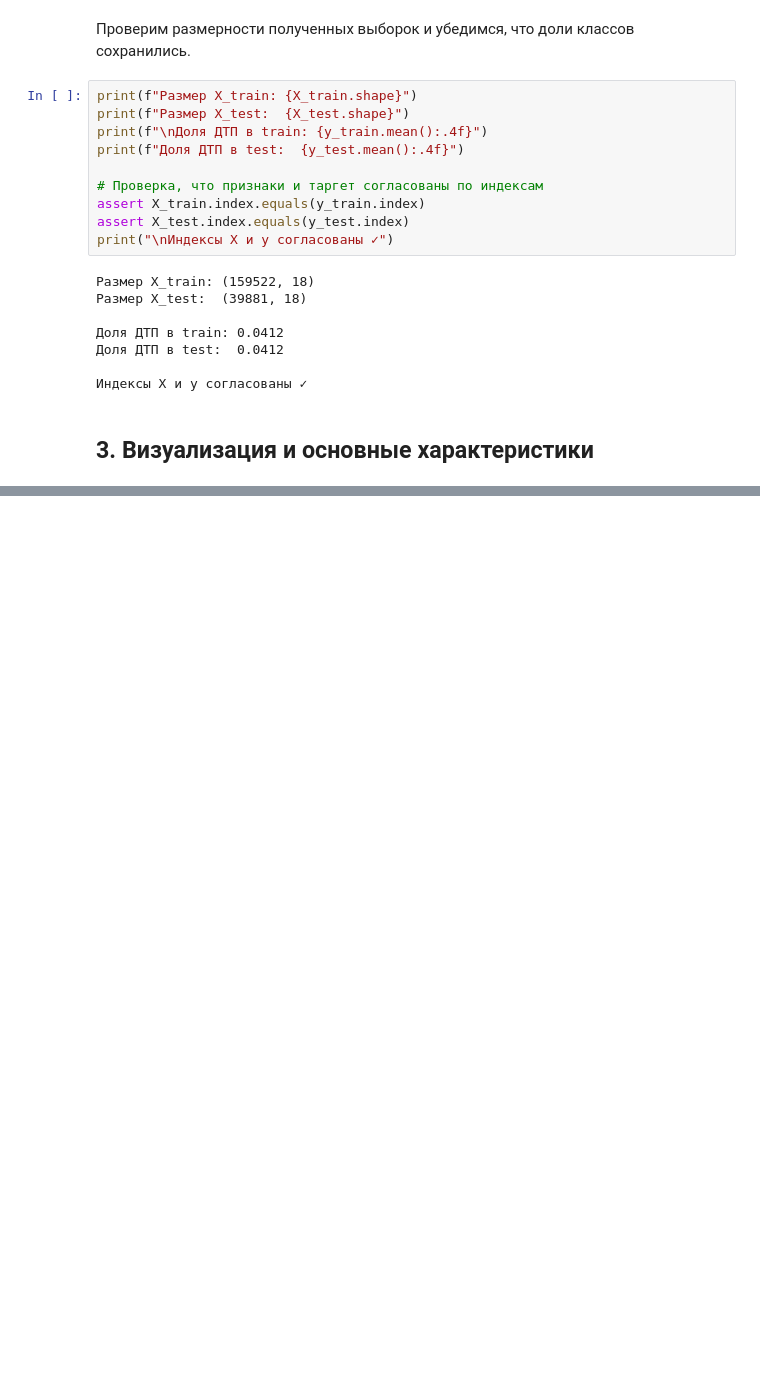
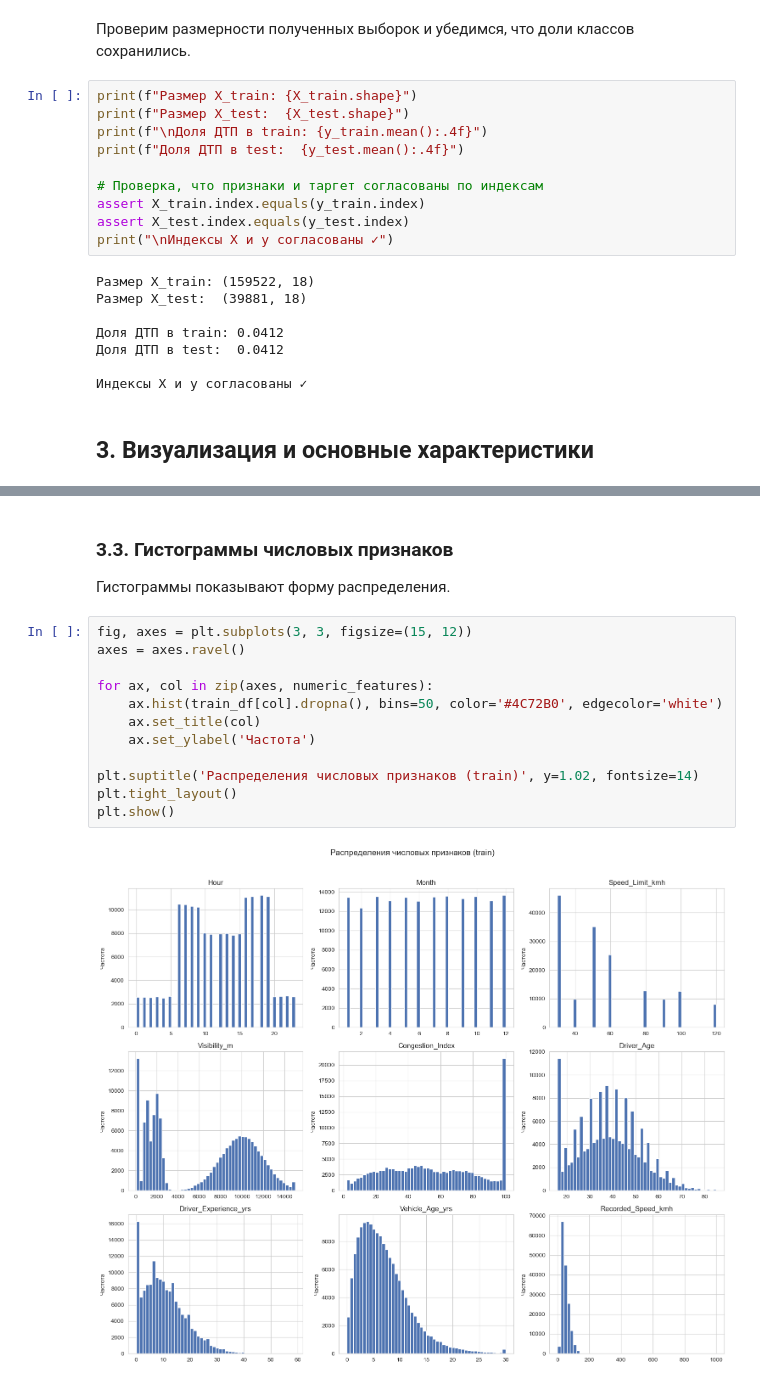
Before and after one commit to Svetlana-plv/Machine_Learning, a Jupyter notebook: lab-3-traffic-accident-classification.ipynb, the cells around one changed output, grey strips where cells are left out. Drawn from its saved outputs; the diff is of its cells as text; blank space fills up the shorter version.

```diff
--- a/lab-3-traffic-accident-classification.ipynb
+++ b/lab-3-traffic-accident-classification.ipynb
@@ -589,0 +638,18 @@ print("\nИндексы X и y согласованы ✓")
+# %% [markdown]
+### 3.3. Гистограммы числовых признаков
+
+Гистограммы показывают форму распределения.
+# %%
+fig, axes = plt.subplots(3, 3, figsize=(15, 12))
+axes = axes.ravel()
+
+for ax, col in zip(axes, numeric_features):
+    ax.hist(train_df[col].dropna(), bins=50, color='#4C72B0', edgecolor='white')
+    ax.set_title(col)
+    ax.set_ylabel('Частота')
+
+plt.suptitle('Распределения числовых признаков (train)', y=1.02, fontsize=14)
+plt.tight_layout()
+plt.show()
+# %% [output]
+[figure, added]
```
Also changed, not shown: parts of 33 cells of this notebook.
